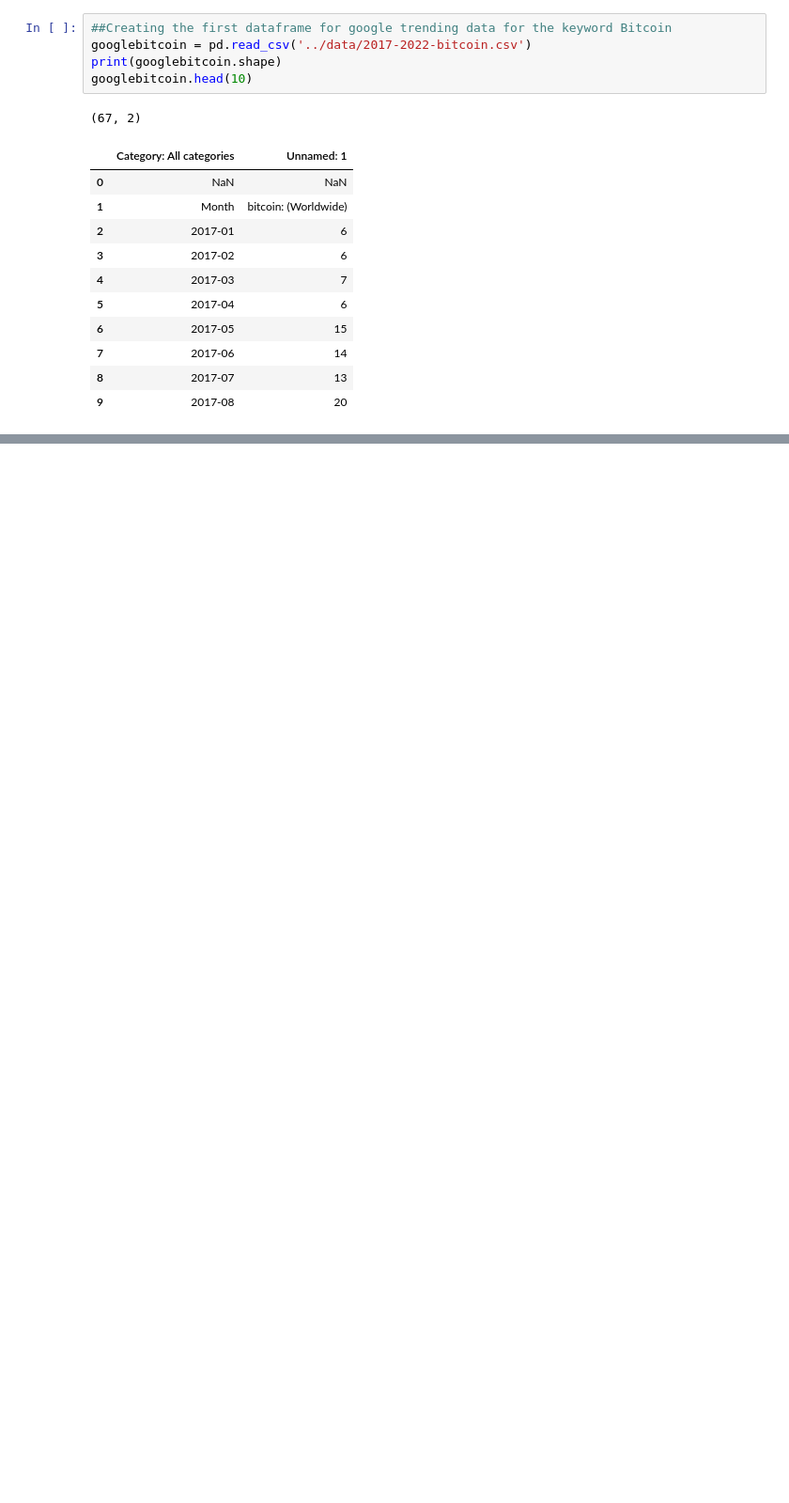
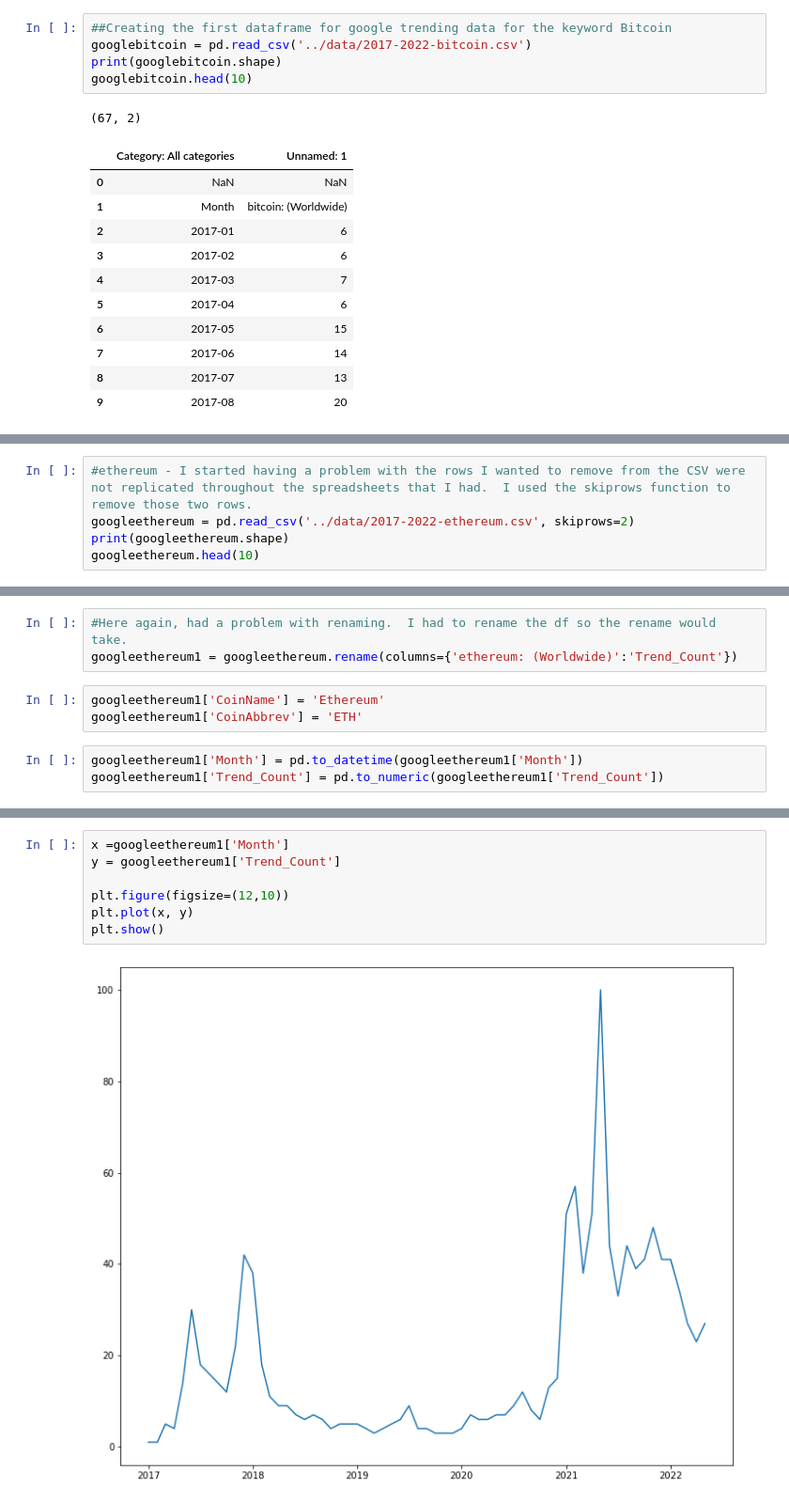
Before and after one commit to mrmoya413/Capstone_RudyMoya, a Jupyter notebook: Notebooks/Rudy_Moya_Capstone.ipynb, the cells around one changed output, grey strips where cells are left out. Shown at 94% size. Saved outputs shown, nothing was run; the diff lists cells and outputs as text; blank space fills up the shorter version.

```diff
--- a/Notebooks/Rudy_Moya_Capstone.ipynb
+++ b/Notebooks/Rudy_Moya_Capstone.ipynb
@@ -47,0 +187,5 @@ googlebitcoin.head()
+# %%
+#ethereum - I started having a problem with the rows I wanted to remove from the CSV were not replicated throughout the spreadsheets that I had.  I used the skiprows function to remove those two rows.
+googleethereum = pd.read_csv('../data/2017-2022-ethereum.csv', skiprows=2)
+print(googleethereum.shape)
+googleethereum.head(10)
@@ -47,0 +205,9 @@ googlebitcoin.head()
+# %%
+#Here again, had a problem with renaming.  I had to rename the df so the rename would take.
+googleethereum1 = googleethereum.rename(columns={'ethereum: (Worldwide)':'Trend_Count'})
+# %%
+googleethereum1['CoinName'] = 'Ethereum'
+googleethereum1['CoinAbbrev'] = 'ETH'
+# %%
+googleethereum1['Month'] = pd.to_datetime(googleethereum1['Month'])
+googleethereum1['Trend_Count'] = pd.to_numeric(googleethereum1['Trend_Count'])
@@ -47,0 +230,9 @@ googlebitcoin.head()
+# %%
+x =googleethereum1['Month']
+y = googleethereum1['Trend_Count']
+
+plt.figure(figsize=(12,10))
+plt.plot(x, y)
+plt.show()
+# %% [output]
+[figure, added]
```
Also changed, not shown: parts of 71 cells of this notebook.
